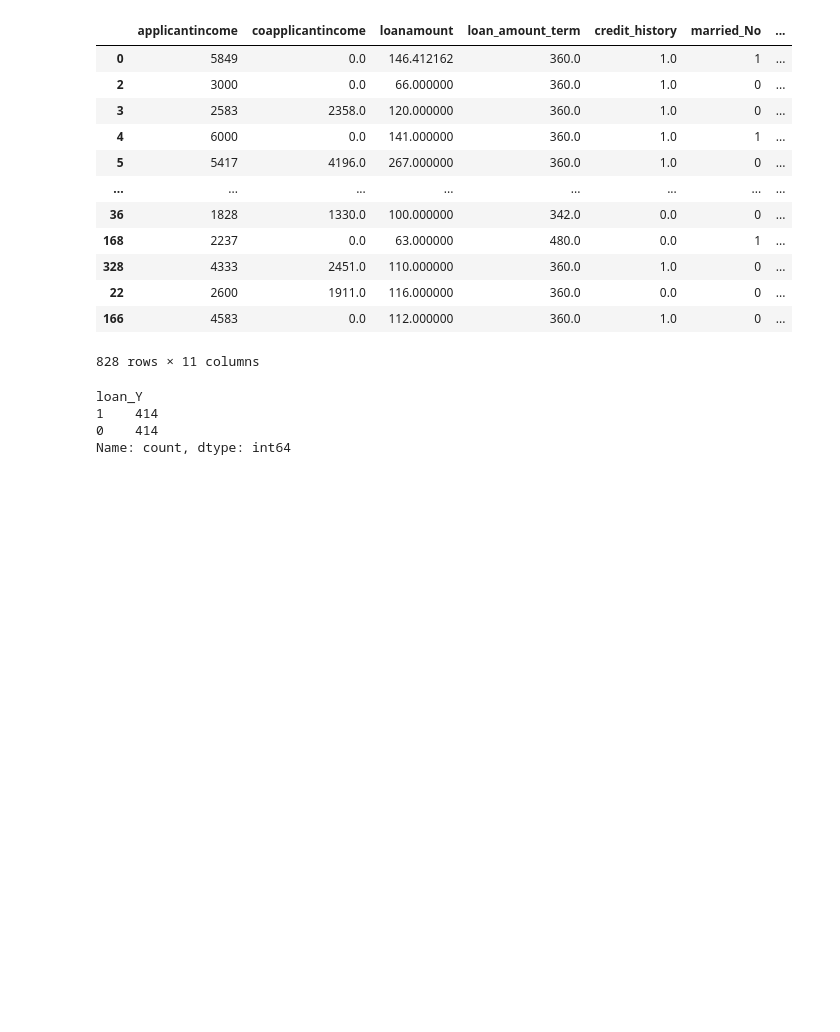
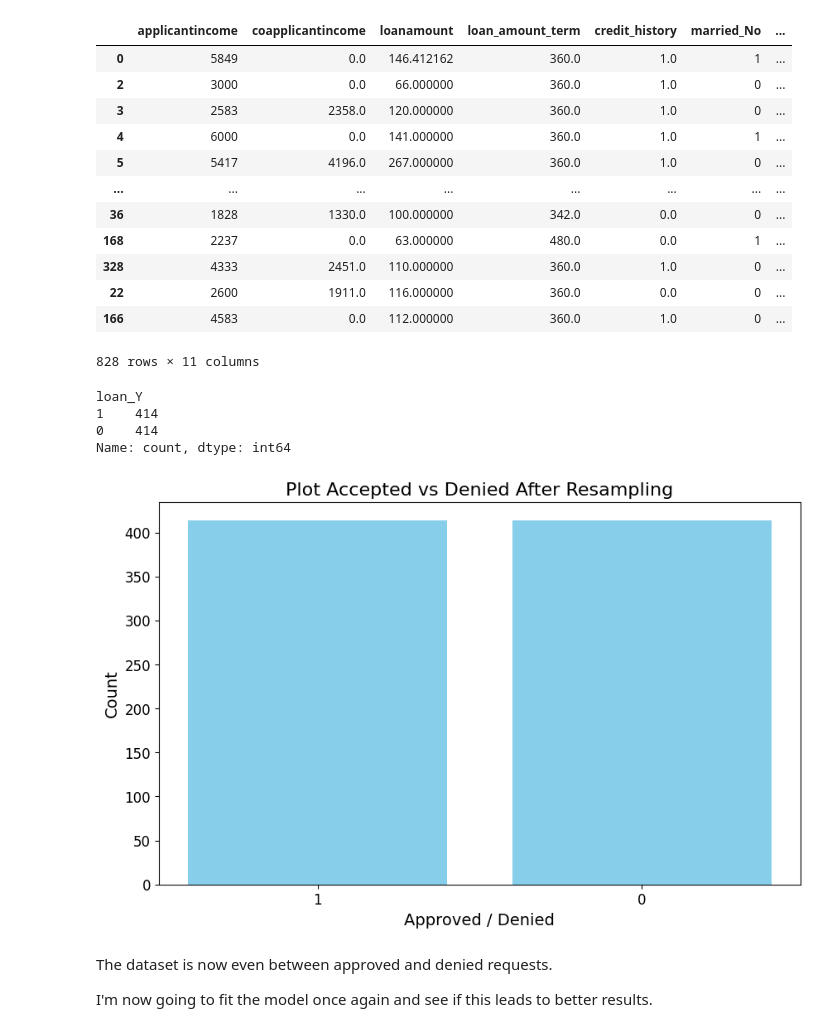
Before and after one commit to MC993/home_loan_approval, a Jupyter notebook: home_loan_notebook.ipynb, the cells around one changed output. Cells and saved outputs as stored; diff of their text form; code cells hidden in the pictures; blank space fills up the shorter version.

```diff
--- a/home_loan_notebook.ipynb
+++ b/home_loan_notebook.ipynb
@@ -609,9 +621,33 @@ train_oversampled
 | 166 | 4583 | 0.0 | 112.000000 | 360.0 | 1.0 | 0 | ... |
 828 rows × 11 columns
 # %%
-train_oversampled['loan_Y'].value_counts()
+frequency_table_oversampled = train_oversampled['loan_Y'].value_counts()
+frequency_table_oversampled
 # %% [output]
 loan_Y
 1    414
 0    414
 Name: count, dtype: int64
+# %%
+#plotting mismatch between approved and denied in the train data
+
+bars = frequency_table_oversampled.index
+height = frequency_table_oversampled.values
+x_pos = range(len(bars))
+
+plt.figure(figsize=(10, 6))
+plt.bar(x_pos, height, color='skyblue')
+
+plt.xticks(x_pos, bars, color='black', fontsize=12)
+plt.yticks(color='black', fontsize=12)
+plt.xlabel('Approved / Denied', fontsize=14)
+plt.ylabel('Count', fontsize=14)
+plt.title('Plot Accepted vs Denied After Resampling', fontsize=16)
+
+plt.show()
+# %% [output]
+[figure, added]
+# %% [markdown]
+The dataset is now even between approved and denied requests.
+
+I'm now going to fit the model once again and see if this leads to better results.
```
Also changed, not shown: parts of 28 cells of this notebook.
